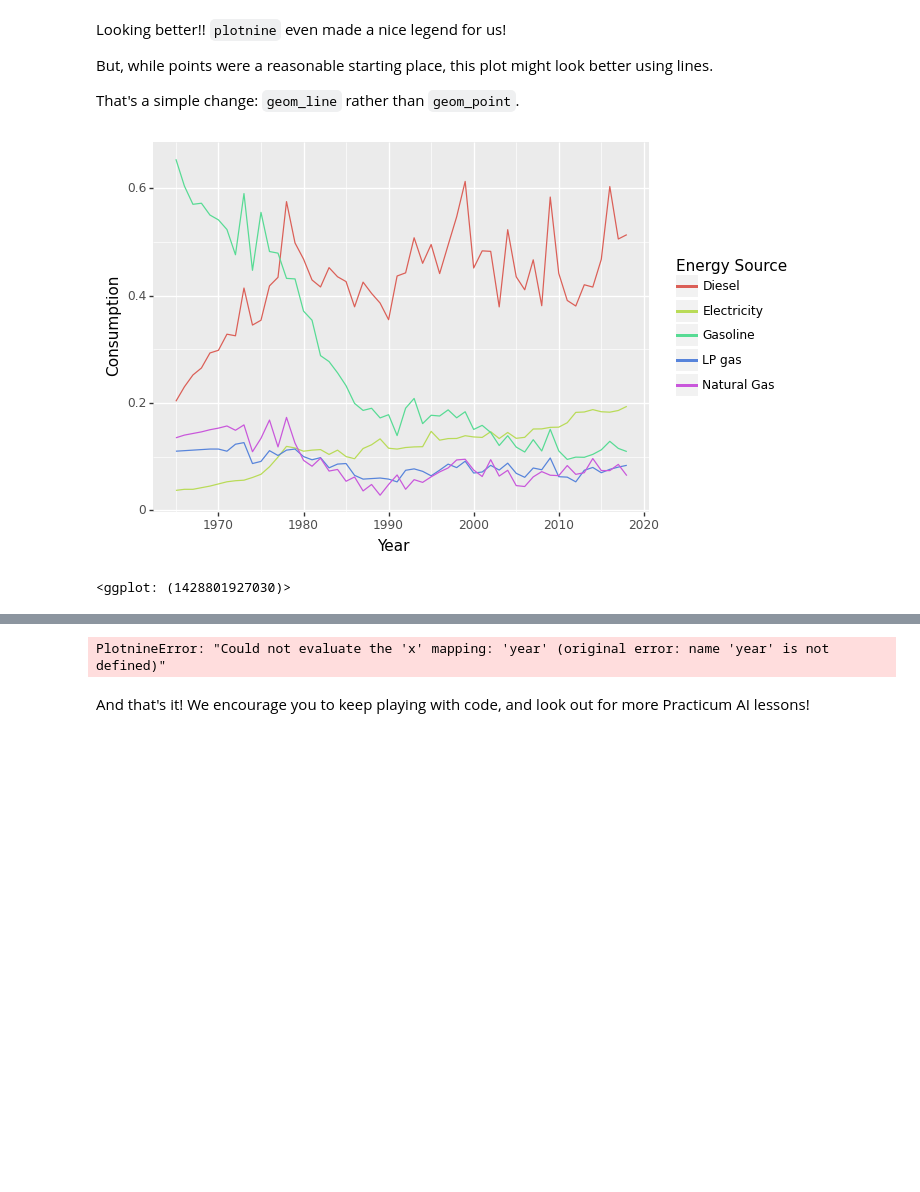
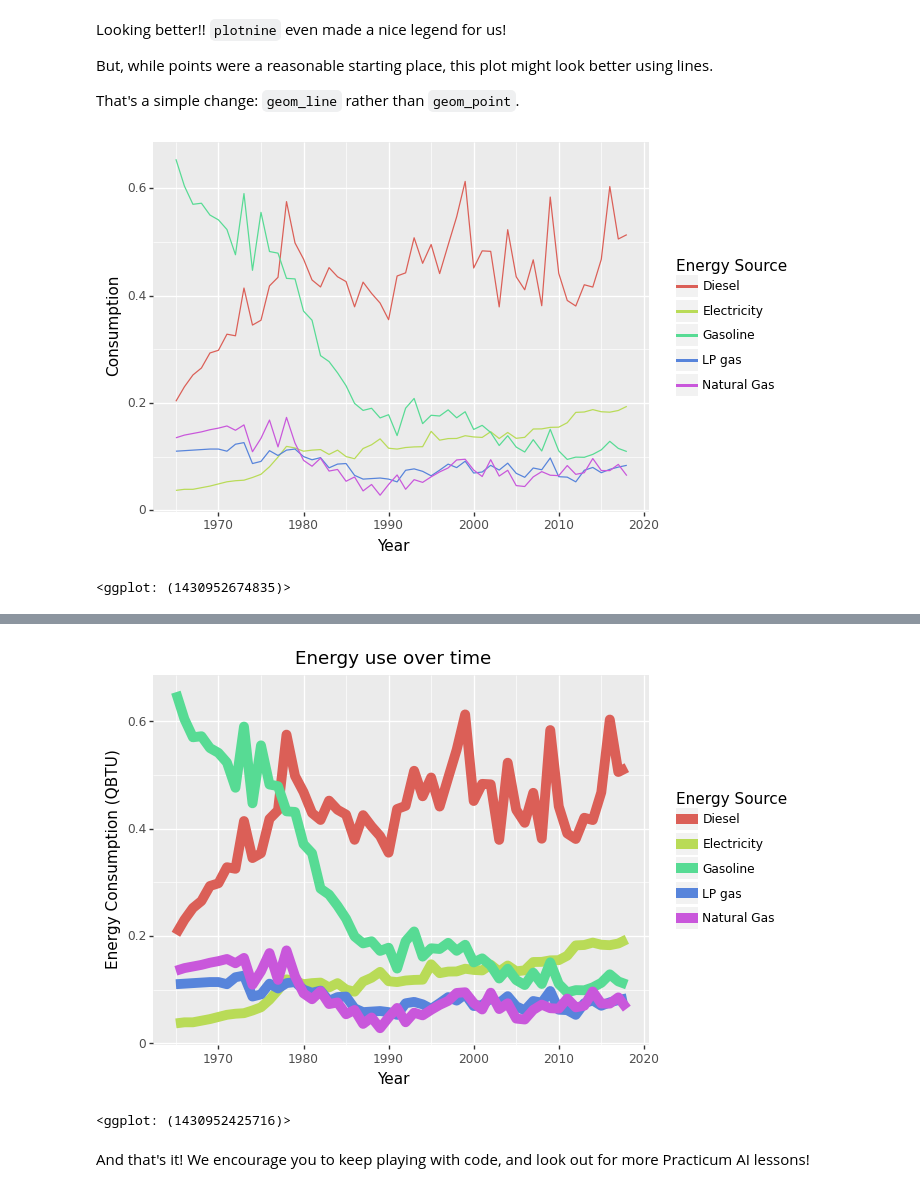
Before and after one commit to meholian/Python-for-ai, a Jupyter notebook: 04_more_data_visualization.ipynb, the cells around one changed output, grey strips where cells are left out. Saved outputs shown, nothing was run; the diff lists cells and outputs as text; code cells hidden in the pictures; blank space fills up the shorter version.

```diff
--- a/04_more_data_visualization.ipynb
+++ b/04_more_data_visualization.ipynb
@@ -309,12 +309,14 @@ But, while points were a reasonable starting place, this plot might look better
 That's a simple change: `geom_line` rather than `geom_point`.
 # %%
 (p9.ggplot(data=energy_data_long,
-           mapping=p9.aes(x='Year', y='Consumption', color='Energy Source'))
+           mapping=p9.aes(x='Year', y='Consumption',
+                          color='Energy Source',
+                          shape='Energy Source'))
     + p9.geom_line()
 )
 # %% [output]
 [figure]
-<ggplot: (1428801927030)>
+<ggplot: (1430952674835)>
 # %% [markdown]
 ### <img src='images/exercise_icon.svg' alt="Exercise icon" width=40 align=center> Exercise 2
 
@@ -328,9 +330,16 @@ There are a few more things we could do. Use the [`plotnine` documentation](http
 * Anything else you want to explore!
 # %%
 # Add your code here
-(p9.ggplot(data=energy_data_long, mapping = p9.aes(x="year", y="consumption", color="energy source")) + p9.geom_line())
+(p9.ggplot(data=energy_data_long,
+           mapping=p9.aes(x='Year', y='Consumption',
+                          color='Energy Source',
+                          shape='Energy Source'))
+    + p9.geom_line(size=4)
+    + p9.labs(title="Energy use over time", y="Energy Consumption (QBTU)")
+)
 # %% [output]
+[figure, added]
-PlotnineError: "Could not evaluate the 'x' mapping: 'year' (original error: name 'year' is not defined)"
+<ggplot: (1430952425716)>
 # %% [markdown]
 And that's it! We encourage you to keep playing with code, and look out for more Practicum AI lessons!
 # %% [markdown]
```
Also changed, not shown: parts of 11 cells of this notebook, 1 other file.
